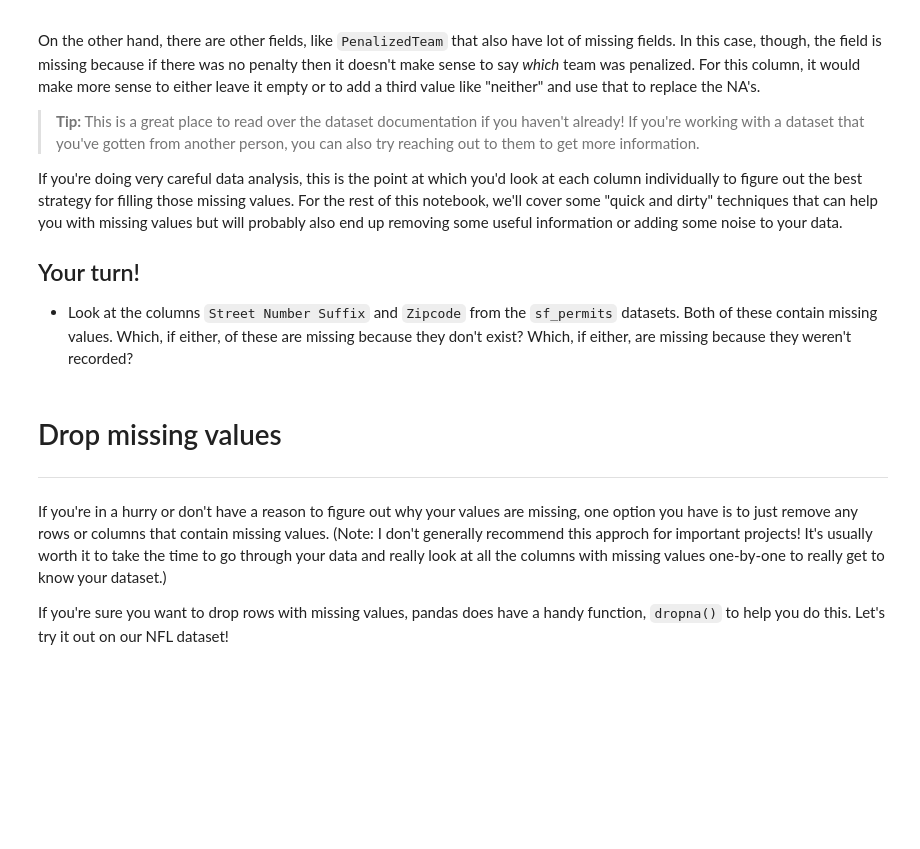
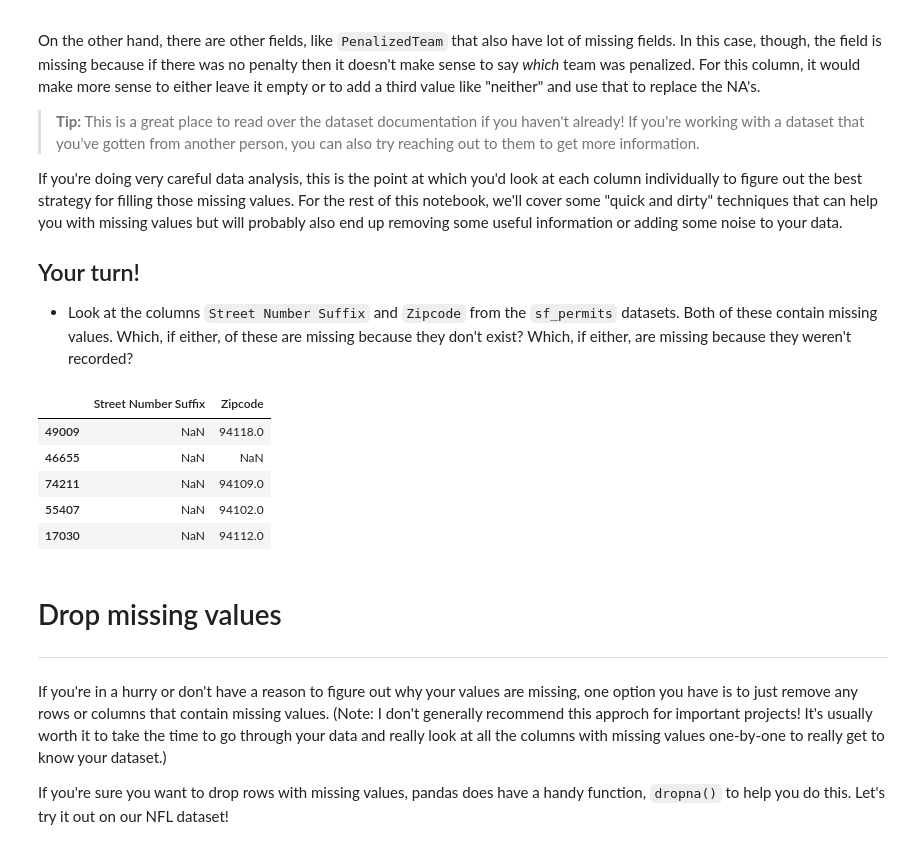
Before and after one commit to E1250/Feature-Engineering---Dr-Hesham-Asem, a Jupyter notebook: data-cleaning-challenge-handling-missing-values.ipynb, the cells around one changed output. Saved outputs shown, nothing was run; the diff lists cells and outputs as text; code cells hidden in the pictures; blank space fills up the shorter version.

```diff
--- a/data-cleaning-challenge-handling-missing-values.ipynb
+++ b/data-cleaning-challenge-handling-missing-values.ipynb
@@ -133,6 +147,15 @@ If you're doing very careful data analysis, this is the point at which you'd loo
 ## Your turn!
 
 * Look at the columns `Street Number Suffix` and `Zipcode` from the `sf_permits` datasets. Both of these contain missing values. Which, if either, of these are missing because they don't exist? Which, if either, are missing because they weren't recorded?
+# %%
+sf_permits[['Street Number Suffix','Zipcode']].sample(5)
+# %% [output]
+|  | Street Number Suffix | Zipcode |
+| 49009 | NaN | 94118.0 |
+| 46655 | NaN | NaN |
+| 74211 | NaN | 94109.0 |
+| 55407 | NaN | 94102.0 |
+| 17030 | NaN | 94112.0 |
 # %% [markdown]
 # Drop missing values
 ___
```
Also changed, not shown: parts of 7 cells of this notebook.
